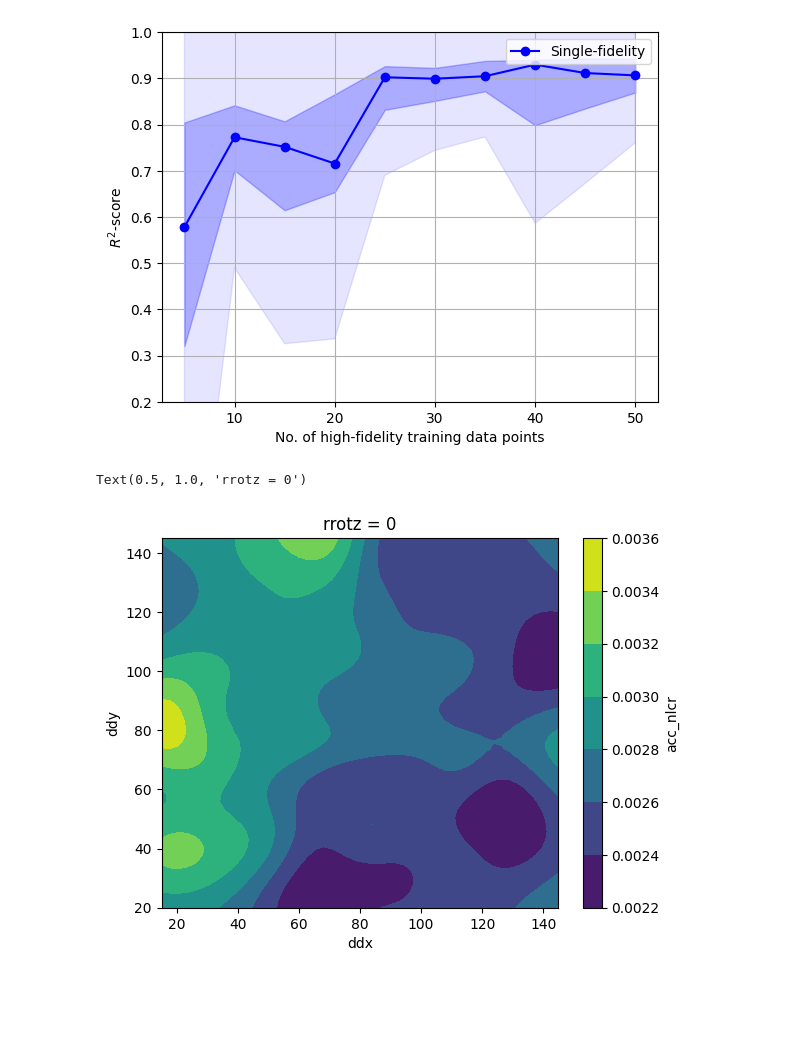
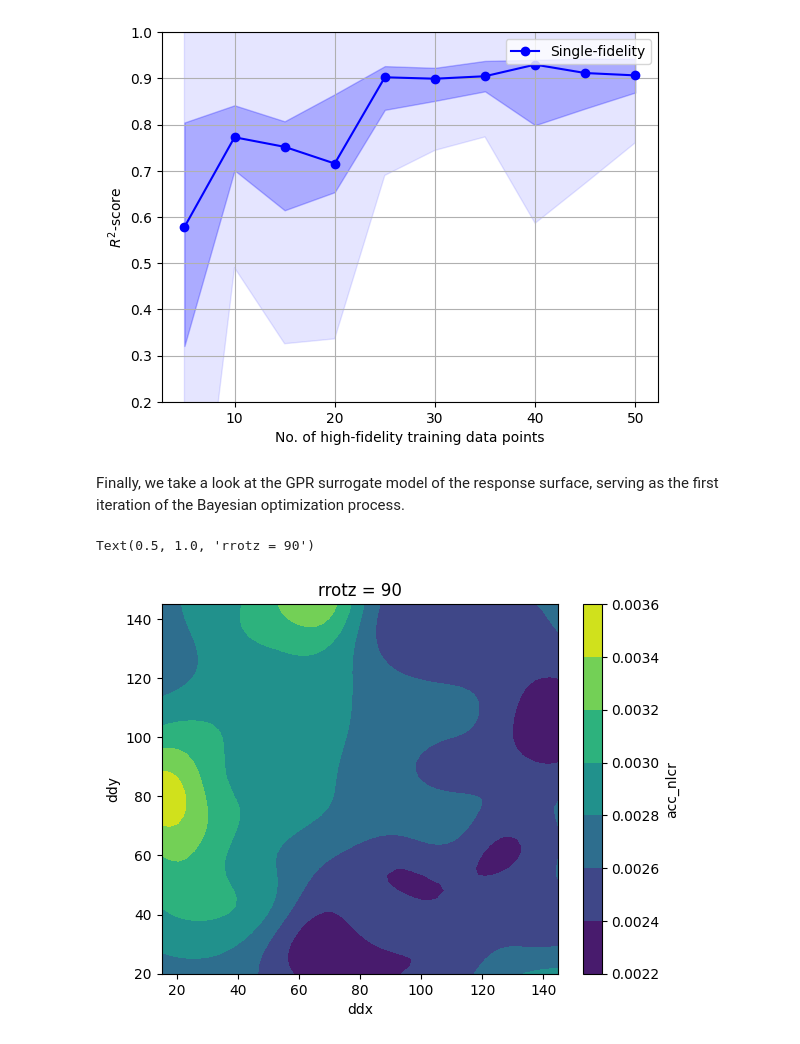
Before and after one commit to llguo95/COMPAS_simulation, a Jupyter notebook: analysis/doe_analysis.ipynb, the cells around one changed output. Drawn from its saved outputs; the diff is of its cells as text; code cells hidden in the pictures; blank space fills up the shorter version.

Commit message:
2D data + doe + opt analysis notebook update

```diff
--- a/analysis/doe_analysis.ipynb
+++ b/analysis/doe_analysis.ipynb
@@ -39,7 +39,7 @@ if generate_r2:
 # %% [markdown]
 Indicate the paths to the data sets:
 # %%
-df_raw = pd.read_csv("doe_data.csv", header=[0, 1], index_col=0)
+df_raw = pd.read_csv("data/doe_data.csv", header=[0, 1], index_col=0)
 # %% [markdown]
 Let's look at the data set.
 # %%
@@ -281,7 +307,7 @@ def num_to_surrogate(regression_type, train_size_lf, train_size_hf):
             gpytorch.kernels.ScaleKernel(regression_covar_base_class()),
         ])
     else:
-        regression_noise_fix = False
+        regression_noise_fix = True
         regression_mean = regression_mean_base_class()
         regression_covar = gpytorch.kernels.ScaleKernel(
             regression_covar_base_class()
@@ -394,26 +424,28 @@ plt.legend()
 plt.show()
 # %% [output]
 [figure]
+# %% [markdown]
+Finally, we take a look at the GPR surrogate model of the response surface, serving as the first iteration of the Bayesian optimization process.
 # %%
 ddx_plot_scaled = torch.linspace(0., 1., 50)
 ddy_plot_scaled = torch.linspace(0., 1., 50)
 
 ddx_plot = torch.linspace(15., 145., 50)
 ddy_plot = torch.linspace(20., 145., 50)
 plot_grid_list_unscaled = torch.meshgrid(ddx_plot, ddy_plot)
 
 plot_grid_list = torch.meshgrid(ddx_plot_scaled, ddy_plot_scaled)
 plot_grid = torch.stack(plot_grid_list)
 plot_array = plot_grid.reshape(plot_grid.shape[0], -1).T
 
-surrogate = num_to_surrogate(regression_type='Sogpr', train_size_lf=5, train_size_hf=190)
+surrogate = num_to_surrogate(regression_type='Sogpr', train_size_lf=5, train_size_hf=90)
 mean = data_output_scaler_hf.inverse_transform(surrogate.predict(plot_array).mean[:, None]).reshape(50, 50)
 plt.contourf(plot_grid_list_unscaled[0], plot_grid_list_unscaled[1], mean)
 plt.xlabel('ddx')
 plt.ylabel('ddy')
 cbar = plt.colorbar()
 cbar.set_label('acc_nlcr')
-plt.title('rrotz = 0')
+plt.title('rrotz = 90')
 # %% [output]
-Text(0.5, 1.0, 'rrotz = 0')
+Text(0.5, 1.0, 'rrotz = 90')
-[figure, old version]
+[figure, new version]
```
Also changed, not shown: parts of 9 cells of this notebook, 15 other files.
